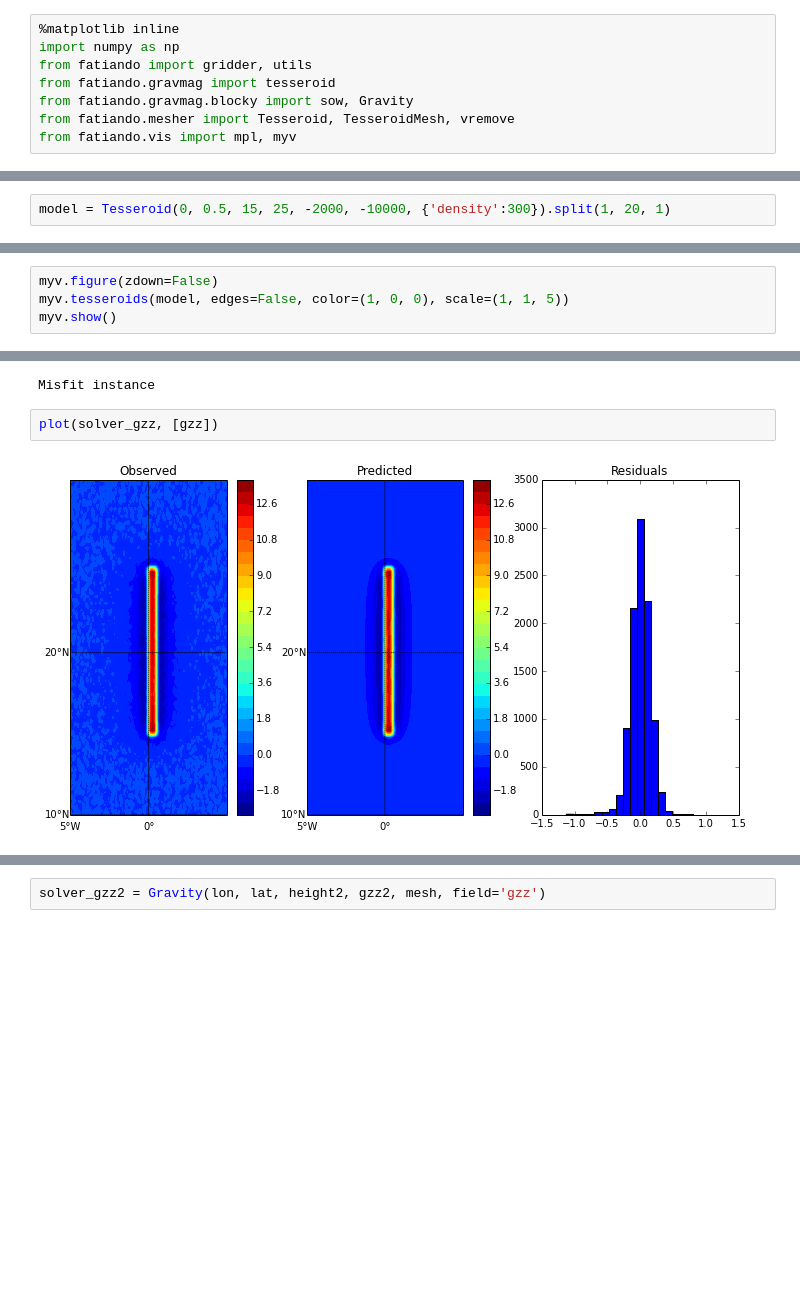
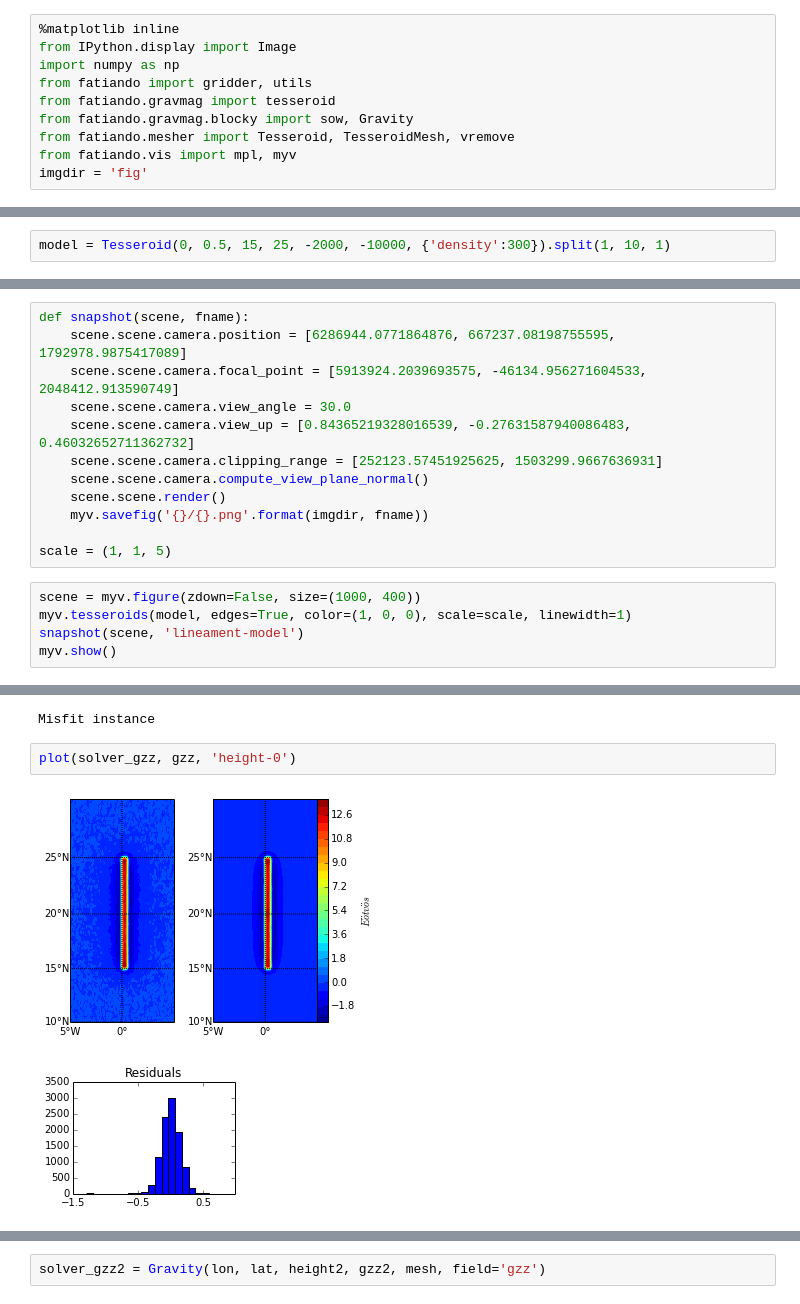
Before and after one commit to leouieda/egu2014, a Jupyter notebook: notebooks/lineament.ipynb, the cells around one changed output, grey strips where cells are left out. Drawn from its saved outputs; the diff is of its cells as text; blank space fills up the shorter version.

```diff
--- a/notebooks/lineament.ipynb
+++ b/notebooks/lineament.ipynb
@@ -1,18 +1,33 @@
 # %%
 %matplotlib inline
+from IPython.display import Image
 import numpy as np
 from fatiando import gridder, utils
 from fatiando.gravmag import tesseroid
 from fatiando.gravmag.blocky import sow, Gravity
 from fatiando.mesher import Tesseroid, TesseroidMesh, vremove
 from fatiando.vis import mpl, myv
+imgdir = 'fig'
 # %% [markdown]
 # Make a model
 # %%
-model = Tesseroid(0, 0.5, 15, 25, -2000, -10000, {'density':300}).split(1, 20, 1)
+model = Tesseroid(0, 0.5, 15, 25, -2000, -10000, {'density':300}).split(1, 10, 1)
 # %%
 bounds = [-5, 5, 10, 30, 0, -20000]
+# %%
+def snapshot(scene, fname):
+    scene.scene.camera.position = [6286944.0771864876, 667237.08198755595, 1792978.9875417089]
+    scene.scene.camera.focal_point = [5913924.2039693575, -46134.956271604533, 2048412.913590749]
+    scene.scene.camera.view_angle = 30.0
+    scene.scene.camera.view_up = [0.84365219328016539, -0.27631587940086483, 0.46032652711362732]
+    scene.scene.camera.clipping_range = [252123.57451925625, 1503299.9667636931]
+    scene.scene.camera.compute_view_plane_normal()
+    scene.scene.render()
+    myv.savefig('{}/{}.png'.format(imgdir, fname))
+
+scale = (1, 1, 5)
 # %%
-myv.figure(zdown=False)
-myv.tesseroids(model, edges=False, color=(1, 0, 0), scale=(1, 1, 5))
+scene = myv.figure(zdown=False, size=(1000, 400))
+myv.tesseroids(model, edges=True, color=(1, 0, 0), scale=scale, linewidth=1)
+snapshot(scene, 'lineament-model')
 myv.show()
@@ -98,6 +113,7 @@ solver_gzz.config('planting', seeds=seeds, compactness=5, threshold=0.0001).fit(
 # %% [output]
 Misfit instance
 # %%
-plot(solver_gzz, [gzz])
+plot(solver_gzz, gzz, 'height-0')
 # %% [output]
-[figure, old version]
+[figure, new version]
+[figure, added]
```
Also changed, not shown: parts of 15 cells of this notebook, 14 other files.
